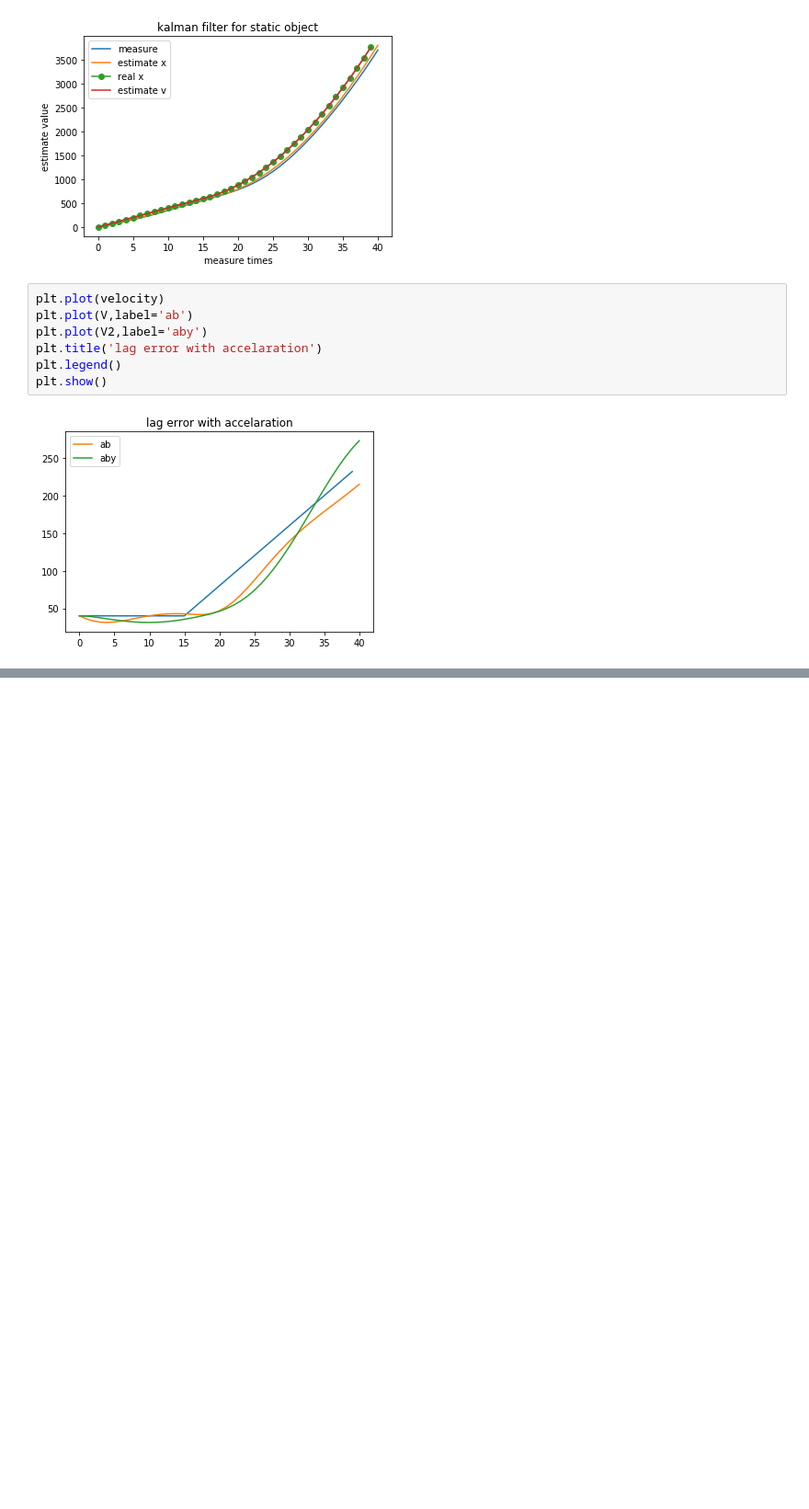
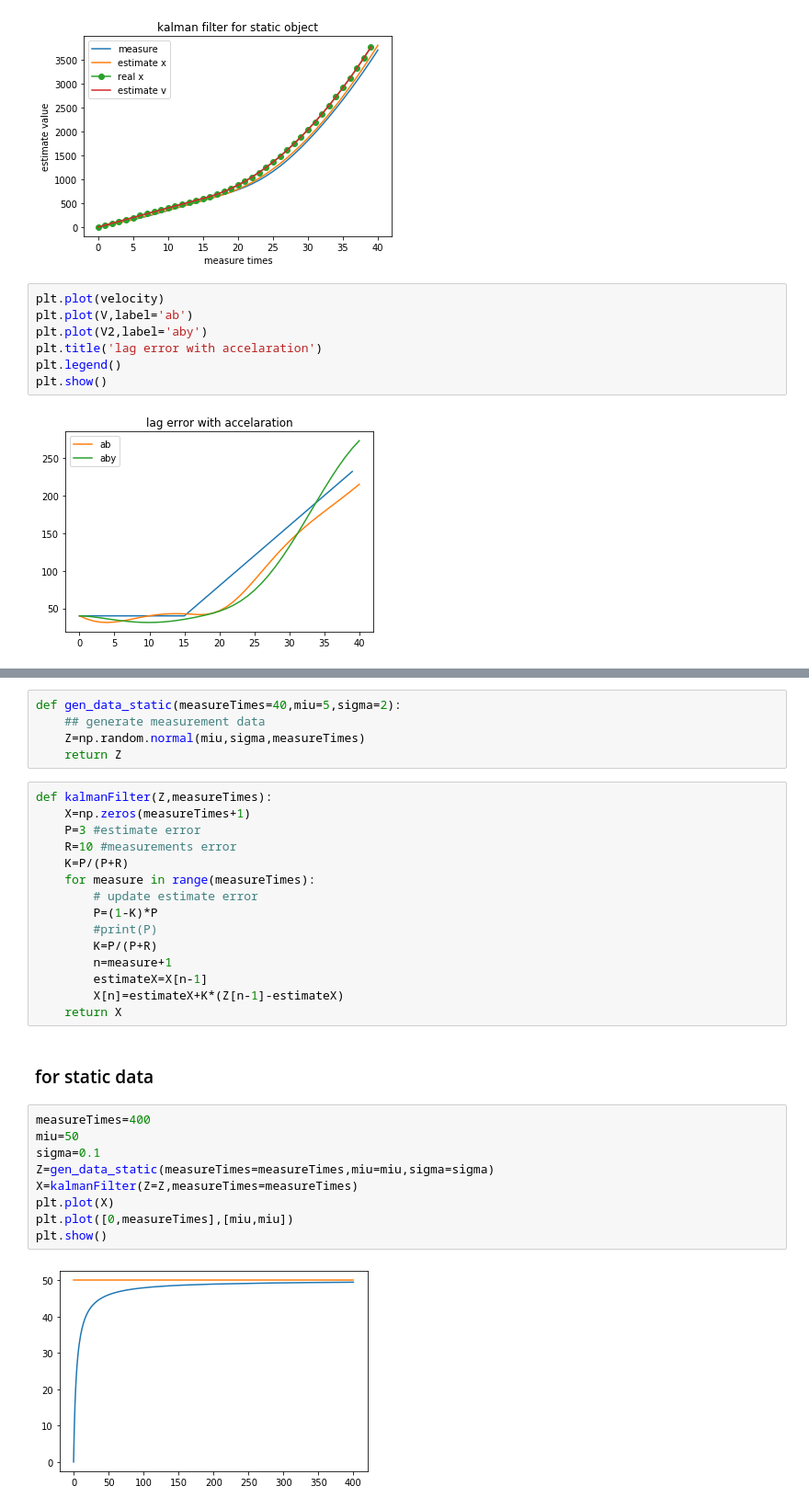
Before and after one commit to easilylazy/pattern-recognition, a Jupyter notebook: kalmanFilter/kalmanFilter.ipynb, the cells around one changed output, grey strips where cells are left out. Shown: that part at 92% size. Cells and saved outputs as stored; diff of their text form; blank space fills up the shorter version.

Commit message:
add kalman filter

```diff
--- a/kalmanFilter/kalmanFilter.ipynb
+++ b/kalmanFilter/kalmanFilter.ipynb
@@ -220,0 +233,33 @@ plt.show()
+# %%
+def gen_data_static(measureTimes=40,miu=5,sigma=2):
+    ## generate measurement data
+    Z=np.random.normal(miu,sigma,measureTimes)
+    return Z
+# %%
+def kalmanFilter(Z,measureTimes):
+    X=np.zeros(measureTimes+1)
+    P=3 #estimate error
+    R=10 #measurements error
+    K=P/(P+R)
+    for measure in range(measureTimes):
+        # update estimate error
+        P=(1-K)*P
+        #print(P)
+        K=P/(P+R)
+        n=measure+1
+        estimateX=X[n-1]
+        X[n]=estimateX+K*(Z[n-1]-estimateX)
+    return X
+# %% [markdown]
+### for static data
+# %%
+measureTimes=400
+miu=50
+sigma=0.1
+Z=gen_data_static(measureTimes=measureTimes,miu=miu,sigma=sigma)
+X=kalmanFilter(Z=Z,measureTimes=measureTimes)
+plt.plot(X)
+plt.plot([0,measureTimes],[miu,miu])
+plt.show()
+# %% [output]
+[figure, added]
```
Also changed, not shown: parts of 3 cells of this notebook.
